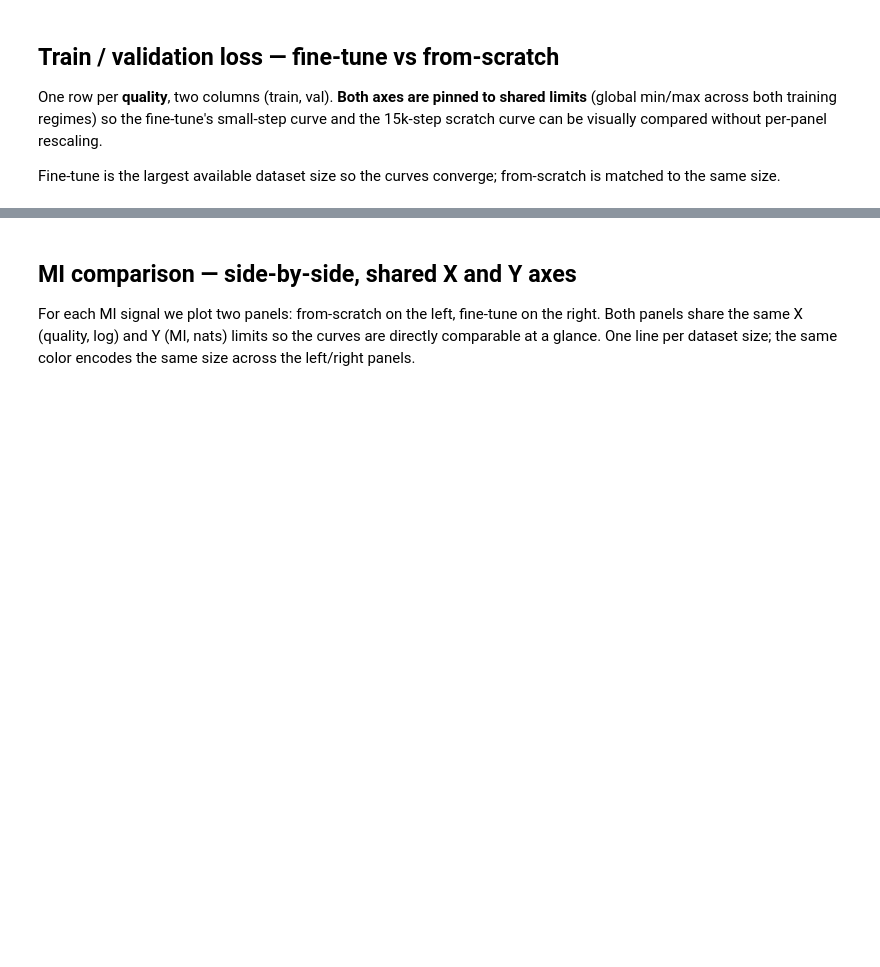
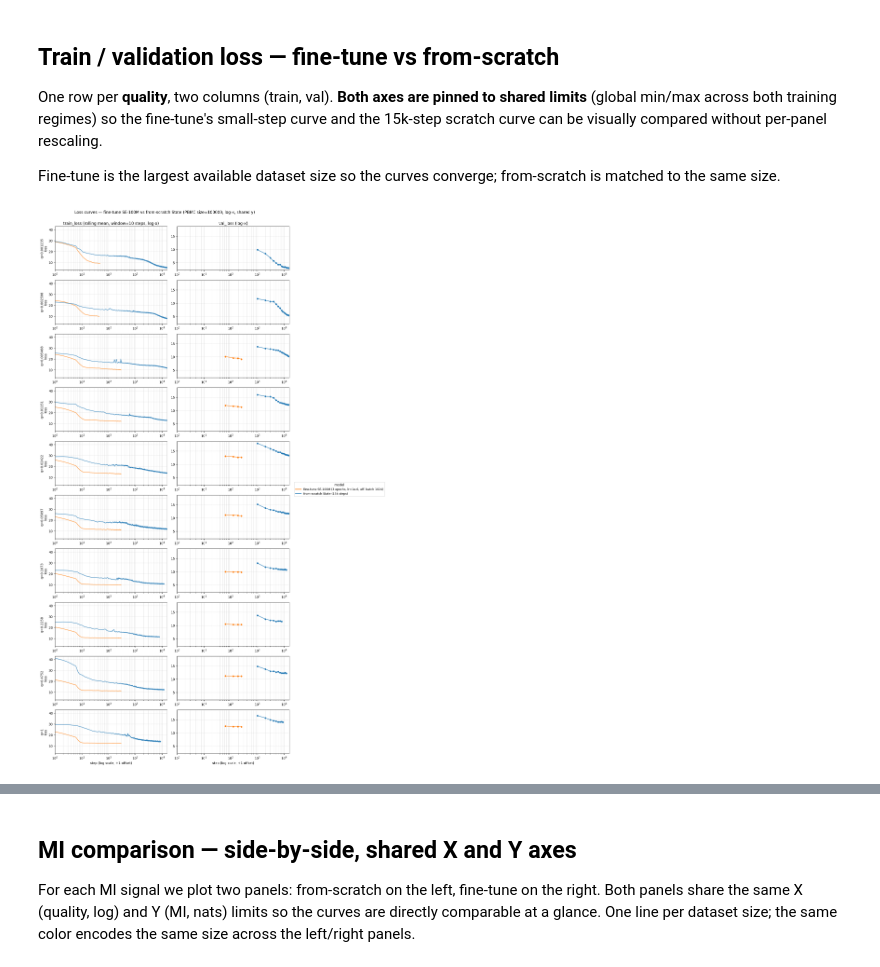
Before and after one commit to igor-sadalski/Scaling-up-measurement-noise-scaling-laws, a Jupyter notebook: analysis/2026-04-21_14-00_plotting_finetune_pretrained_state_pbmc_noise_scaling.ipynb, the cells around one changed output, grey strips where cells are left out. Drawn from its saved outputs; the diff is of its cells as text; code cells hidden in the pictures; blank space fills up the shorter version.

```diff
--- a/analysis/2026-04-21_14-00_plotting_finetune_pretrained_state_pbmc_noise_scaling.ipynb
+++ b/analysis/2026-04-21_14-00_plotting_finetune_pretrained_state_pbmc_noise_scaling.ipynb
@@ -129,9 +150,13 @@ Fine-tune is the largest available dataset size so the curves converge; from-scr
 import matplotlib.pyplot as plt
 from matplotlib.lines import Line2D
 
-PLOT_SIZE = max(sizes)   # fine-tune at the largest size has the cleanest curves to compare against scratch
-TRAIN_SMOOTH_WINDOW = 200
-SKIP_STEPS = 20
+PLOT_SIZE = max(sizes)
+# Smoothing tuned for the short fine-tune trace (~300 steps per cell at
+# NUM_EPOCHS_BASE=3, grad_accum=16). The old defaults (window=200, skip=20)
+# were tuned for 15k-step from-scratch runs and silently dropped every
+# fine-tune curve — the rolling mean returned all-NaN with min_periods=10.
+TRAIN_SMOOTH_WINDOW = 10
+SKIP_STEPS = 0
 
 def _smooth(tr):
     if tr is None or not len(tr):
@@ -140,10 +165,11 @@ def _smooth(tr):
     if not len(tr):
         return tr
     tr['train_loss'] = tr['train_loss'].rolling(
-        window=TRAIN_SMOOTH_WINDOW, min_periods=10, center=True).mean()
+        window=TRAIN_SMOOTH_WINDOW, min_periods=1, center=True).mean()
     return tr.dropna(subset=['train_loss'])
 
-# Collect every (train, val) series we will actually plot so we can compute shared axis limits.
+# Collect every (train, val) series we will actually plot so we can compute
+# shared y-axis limits and the full x-axis extent.
 all_train, all_val = [], []
 for quality in qualities_all:
     for store in (CURVES_FT, CURVES_SC):
@@ -171,44 +197,54 @@ if all_val:
 else:
     val_lo, val_hi = train_lo, train_hi
 max_step = max(
-    [int(t['step'].iloc[-1]) for t in all_train] + [int(v['step'].iloc[-1]) for v in all_val] or [1],
+    [int(t['step'].iloc[-1]) for t in all_train] +
+    [int(v['step'].iloc[-1]) for v in all_val] or [1]
 )
 
 n_rows = len(qualities_all)
 fig, axes = plt.subplots(n_rows, 2, figsize=(11, 2.4 * n_rows), squeeze=False)
 
 FT_COLOR, SC_COLOR = 'tab:orange', 'tab:blue'
 for r, quality in enumerate(qualities_all):
     ax_tr, ax_va = axes[r, 0], axes[r, 1]
     for store, color, label in [(CURVES_FT, FT_COLOR, 'fine-tune SE-100M'),
                                 (CURVES_SC, SC_COLOR, 'from-scratch State')]:
         tr, va = store.get((PLOT_SIZE, quality), (None, None))
         tr_s = _smooth(tr)
         if tr_s is not None and len(tr_s):
-            ax_tr.plot(tr_s['step'].values, tr_s['train_loss'].values,
+            # step + 1 so the step=0 sample plots on a log x-axis.
+            ax_tr.plot(tr_s['step'].values + 1, tr_s['train_loss'].values,
                        color=color, linewidth=1.3, alpha=0.9)
         if va is not None and len(va):
             va_c = va[va['step'] >= SKIP_STEPS]
             if len(va_c):
-                ax_va.plot(va_c['step'].values, va_c['val_loss'].values,
+                ax_va.plot(va_c['step'].values + 1, va_c['val_loss'].values,
                            color=color, linewidth=1.3, marker='o', markersize=4)
     ax_tr.set_ylabel(f'q={quality:.4g}\nloss')
-    # Pin axes identically across every row so curves are directly comparable.
+    # Log x-axis so the short fine-tune trace (~300 steps) and the long
+    # from-scratch trace (~15k steps) are BOTH visible on the same panel.
+    # With linear-x they previously collapsed to a <1% sliver at the left.
     for ax, lo, hi in [(ax_tr, train_lo, train_hi), (ax_va, val_lo, val_hi)]:
-        ax.set_xlim(0, max_step)
+        ax.set_xscale('log')
+        ax.set_xlim(1, max(max_step, 2))
         ax.set_ylim(lo, hi)
-        ax.grid(alpha=0.3)
+        ax.grid(alpha=0.3, which='both')
 
-axes[0, 0].set_title(f'train_loss (rolling mean, window={TRAIN_SMOOTH_WINDOW} steps)')
-axes[0, 1].set_title('val_loss (per-epoch, raw)')
-axes[-1, 0].set_xlabel('step')
-axes[-1, 1].set_xlabel('step')
+axes[0, 0].set_title(f'train_loss (rolling mean, window={TRAIN_SMOOTH_WINDOW} steps, log-x)')
+axes[0, 1].set_title('val_loss (log-x)')
+axes[-1, 0].set_xlabel('step (log scale, +1 offset)')
+axes[-1, 1].set_xlabel('step (log scale, +1 offset)')
 
 handles = [
-    Line2D([0], [0], color=FT_COLOR, linewidth=2, label='fine-tune SE-100M (1 epoch, lr=1e-5)'),
-    Line2D([0], [0], color=SC_COLOR, linewidth=2, label='from-scratch State (15k steps)'),
+    Line2D([0], [0], color=FT_COLOR, linewidth=2,
+           label='fine-tune SE-100M (3 epochs, lr=1e-6, eff. batch 1024)'),
+    Line2D([0], [0], color=SC_COLOR, linewidth=2,
+           label='from-scratch State (15k steps)'),
 ]
 fig.legend(handles=handles, loc='center left', bbox_to_anchor=(1.0, 0.5), fontsize=9, title='model')
-fig.suptitle(f'Loss curves — fine-tune SE-100M vs from-scratch State (PBMC size={PLOT_SIZE}, shared y-axis)', y=1.0)
+fig.suptitle(f'Loss curves — fine-tune SE-100M vs from-scratch State '
+             f'(PBMC size={PLOT_SIZE}, log-x, shared y)', y=1.0)
 plt.tight_layout()
 plt.show()
+# %% [output]
+[figure, added]
```
Also changed, not shown: parts of 8 cells of this notebook, 9 other files.
